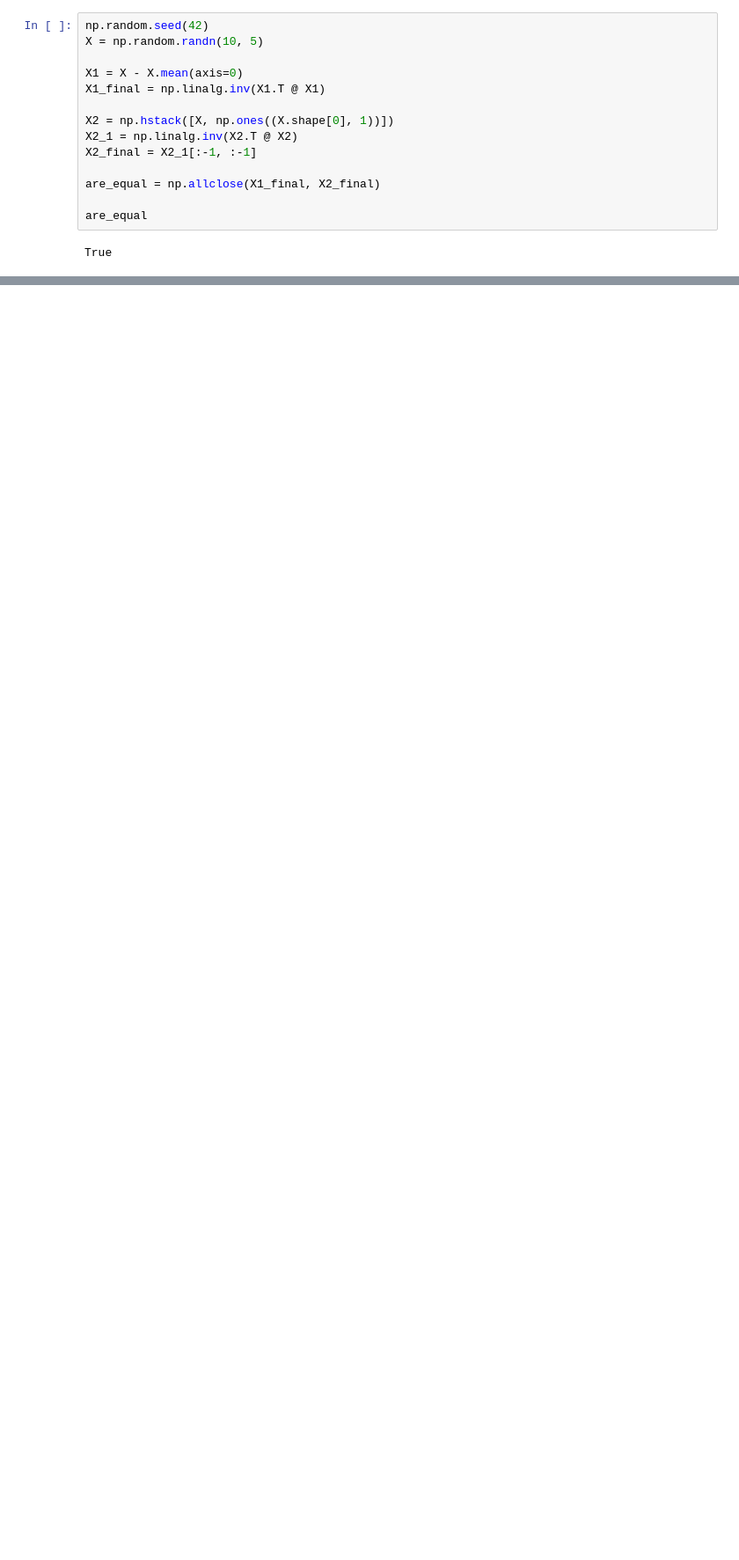
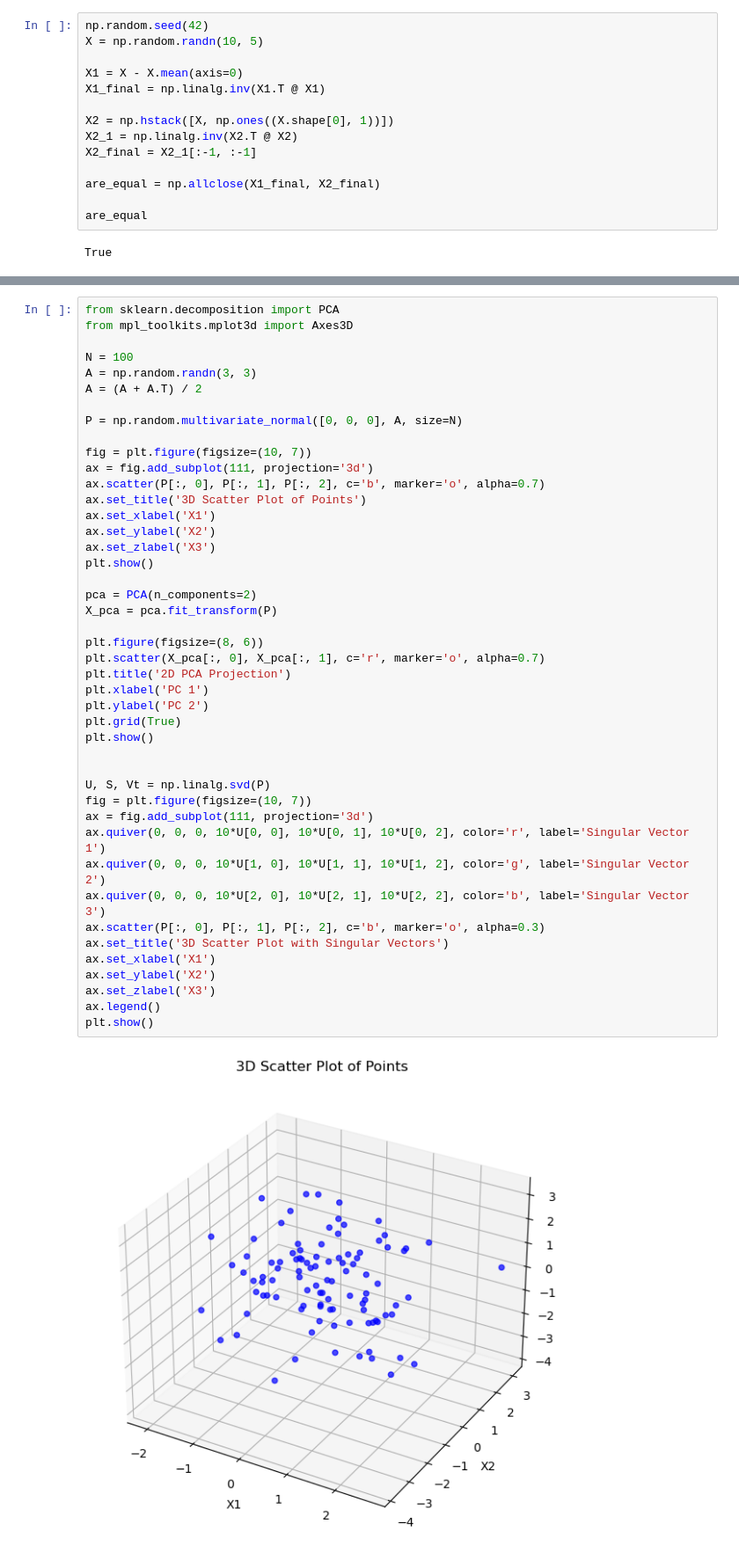
Before and after one commit to VDM0108/computational_mathematicks, a Jupyter notebook: hw-1/hw-1-3.ipynb, the cells around one changed output, grey strips where cells are left out. Shown at 88% size. Cells and saved outputs as stored; diff of their text form; blank space fills up the shorter version.

```diff
--- a/hw-1/hw-1-3.ipynb
+++ b/hw-1/hw-1-3.ipynb
@@ -26,0 +62,46 @@ True
+# %%
+from sklearn.decomposition import PCA
+from mpl_toolkits.mplot3d import Axes3D
+
+N = 100
+A = np.random.randn(3, 3)
+A = (A + A.T) / 2
+
+P = np.random.multivariate_normal([0, 0, 0], A, size=N)
+
+fig = plt.figure(figsize=(10, 7))
+ax = fig.add_subplot(111, projection='3d')
+ax.scatter(P[:, 0], P[:, 1], P[:, 2], c='b', marker='o', alpha=0.7)
+ax.set_title('3D Scatter Plot of Points')
+ax.set_xlabel('X1')
+ax.set_ylabel('X2')
+ax.set_zlabel('X3')
+plt.show()
+
+pca = PCA(n_components=2)
+X_pca = pca.fit_transform(P)
+
+plt.figure(figsize=(8, 6))
+plt.scatter(X_pca[:, 0], X_pca[:, 1], c='r', marker='o', alpha=0.7)
+plt.title('2D PCA Projection')
+plt.xlabel('PC 1')
+plt.ylabel('PC 2')
+plt.grid(True)
+plt.show()
+
+
+U, S, Vt = np.linalg.svd(P)
+fig = plt.figure(figsize=(10, 7))
+ax = fig.add_subplot(111, projection='3d')
+ax.quiver(0, 0, 0, 10*U[0, 0], 10*U[0, 1], 10*U[0, 2], color='r', label='Singular Vector 1')
+ax.quiver(0, 0, 0, 10*U[1, 0], 10*U[1, 1], 10*U[1, 2], color='g', label='Singular Vector 2')
+ax.quiver(0, 0, 0, 10*U[2, 0], 10*U[2, 1], 10*U[2, 2], color='b', label='Singular Vector 3')
+ax.scatter(P[:, 0], P[:, 1], P[:, 2], c='b', marker='o', alpha=0.3)
+ax.set_title('3D Scatter Plot with Singular Vectors')
+ax.set_xlabel('X1')
+ax.set_ylabel('X2')
+ax.set_zlabel('X3')
+ax.legend()
+plt.show()
+# %% [output]
+[figure, added]
```
Also changed, not shown: parts of 12 cells of this notebook, 6 other files.
